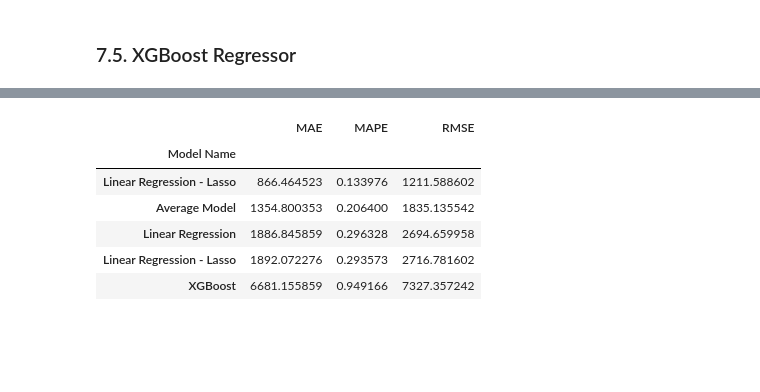
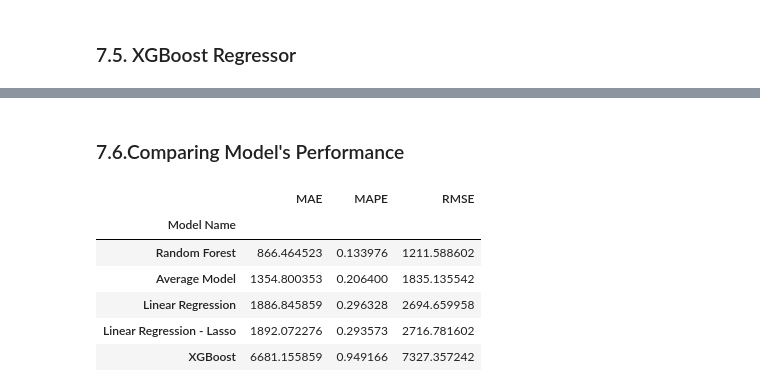
Before and after one commit to igorvgp/DS_rossmann_stores, a Jupyter notebook: m07_v01_store_sales_prediction.ipynb, the cells around one changed output, grey strips where cells are left out. Drawn from its saved outputs; the diff is of its cells as text; code cells hidden in the pictures; blank space fills up the shorter version.

```diff
--- a/m07_v01_store_sales_prediction.ipynb
+++ b/m07_v01_store_sales_prediction.ipynb
@@ -1057,12 +1134,13 @@ xgb_result = ml_error('XGBoost',  np.expm1(y_test), np.expm1(yhat_xgb))
+# %% [markdown]
+### 7.6.Comparing Model's Performance
 # %%
-modelling_result = pd.concat([baseline_result, lr_result, lasso_result, rf_result, xgb_result]).sort_values('RMSE').set_index('Model Name')
+modelling_result = pd.concat( [baseline_result, lr_result, lasso_result,rf_result, xgb_result] )
+modelling_result.sort_values( 'RMSE' ).set_index('Model Name')
+# %% [output]
+|  | MAE | MAPE | RMSE |
+| Model Name |  |  |  |
+| Random Forest | 866.464523 | 0.133976 | 1211.588602 |
+| Average Model | 1354.800353 | 0.206400 | 1835.135542 |
+| Linear Regression | 1886.845859 | 0.296328 | 2694.659958 |
+| Linear Regression - Lasso | 1892.072276 | 0.293573 | 2716.781602 |
+| XGBoost | 6681.155859 | 0.949166 | 7327.357242 |
-# %%
-modelling_result
-# %% [output]
-|  | MAE | MAPE | RMSE |
-| Model Name |  |  |  |
-| Linear Regression - Lasso | 866.464523 | 0.133976 | 1211.588602 |
-| Average Model | 1354.800353 | 0.206400 | 1835.135542 |
-| Linear Regression | 1886.845859 | 0.296328 | 2694.659958 |
-| Linear Regression - Lasso | 1892.072276 | 0.293573 | 2716.781602 |
-| XGBoost | 6681.155859 | 0.949166 | 7327.357242 |
```
Also changed, not shown: parts of 24 cells of this notebook.
